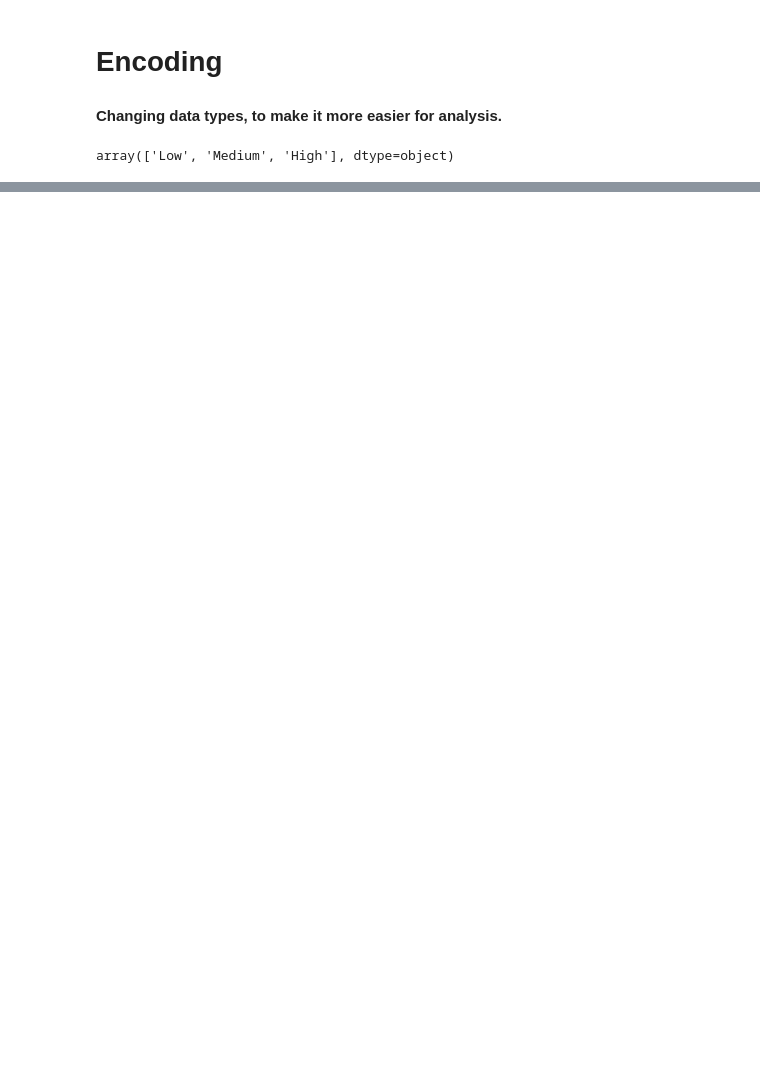
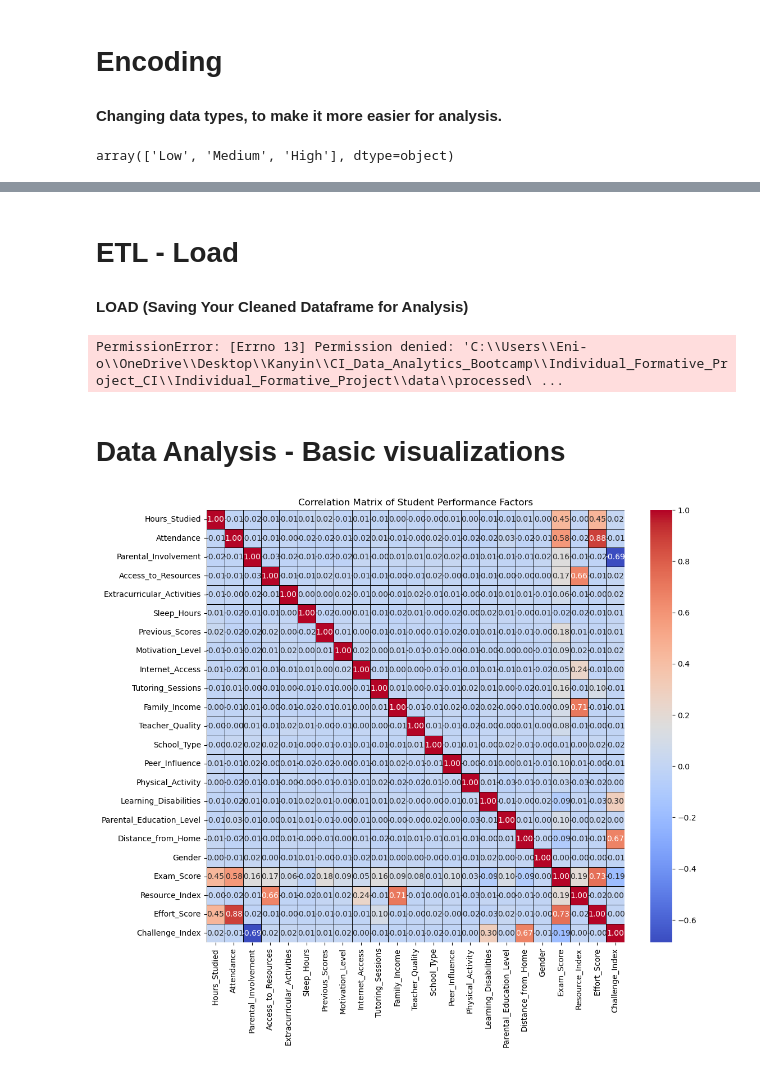
Before and after one commit to Kanyin-Sola/IFP_Student_Performance_Analysis, a Jupyter notebook: notebooks/spf_analysis.ipynb, the cells around one changed output, grey strips where cells are left out. Saved outputs shown, nothing was run; the diff lists cells and outputs as text; code cells hidden in the pictures; blank space fills up the shorter version.

Commit message:
Completed ETL pipline and Basic Visualisations

```diff
--- a/notebooks/spf_analysis.ipynb
+++ b/notebooks/spf_analysis.ipynb
@@ -269,0 +306,4 @@ memory usage: 1.0+ MB
+# %%
+gender_mapping = {'Male': 0, 'Female': 1}
+df_spf['Gender'] = df_spf['Gender'].map(gender_mapping)
+df_spf['School_Type'].unique()
@@ -269,0 +336,24 @@ memory usage: 1.0+ MB
+# %%
+# Create Resource Index
+df_spf['Resource_Index'] = (
+    df_spf['Family_Income'] +
+    df_spf['Internet_Access'] +
+    df_spf['Access_to_Resources']
+)
+
+# Create Effort Score
+df_spf['Effort_Score'] = (
+    df_spf['Hours_Studied'] +
+    df_spf['Attendance'] +
+    df_spf['Tutoring_Sessions']
+)
+
+
+# Create Challenge Index
+df_spf['Challenge_Index'] = (
+    df_spf['Distance_from_Home'] +
+    (4 - df_spf['Parental_Involvement']) +
+    df_spf['Learning_Disabilities']
+)
+
+df_spf[['Resource_Index', 'Effort_Score', 'Challenge_Index']].head(20)
@@ -269,0 +391,32 @@ memory usage: 1.0+ MB
+# %% [markdown]
+# ETL - Load
+#### LOAD (Saving Your Cleaned Dataframe for Analysis)
+# %%
+# saving your fully cleaned + feature-engineered DataFrame into a processed dataset.
+# Use a raw string (r'...') to prevent Python from misinterpreting backslashes (\)
+spf_path = r'C:\Users\Eni-o\OneDrive\Desktop\Kanyin\CI_Data_Analytics_Bootcamp\Individual_Formative_Project_CI\Individual_Formative_Project\data\processed\student_performance_cleaned.csv'
+
+# Save the file using the absolute path
+df_spf.to_csv(spf_path, index=False)
+# %% [output]
+PermissionError: [Errno 13] Permission denied: 'C:\\Users\\Eni-o\\OneDrive\\Desktop\\Kanyin\\CI_Data_Analytics_Bootcamp\\Individual_Formative_Project_CI\\Individual_Formative_Project\\data\\processed\ ...
+# %% [markdown]
+# Data Analysis - Basic visualizations
+# %%
+# Calculating the correlation matrix
+correlation_matrix = df_spf.corr()
+
+# Visualizing  the correlations using a Seaborn Heatmap
+plt.figure(figsize=(12, 10))
+sns.heatmap(
+    correlation_matrix,
+    annot=True,
+    cmap='coolwarm',
+    fmt=".2f", # Shows two decimal places for correlation values
+    linewidths=.5,
+    linecolor='black'
+)
+plt.title('Correlation Matrix of Student Performance Factors')
+plt.show()
+# %% [output]
+[figure, added]
```
Also changed, not shown: parts of 20 cells of this notebook, 2 other files.
